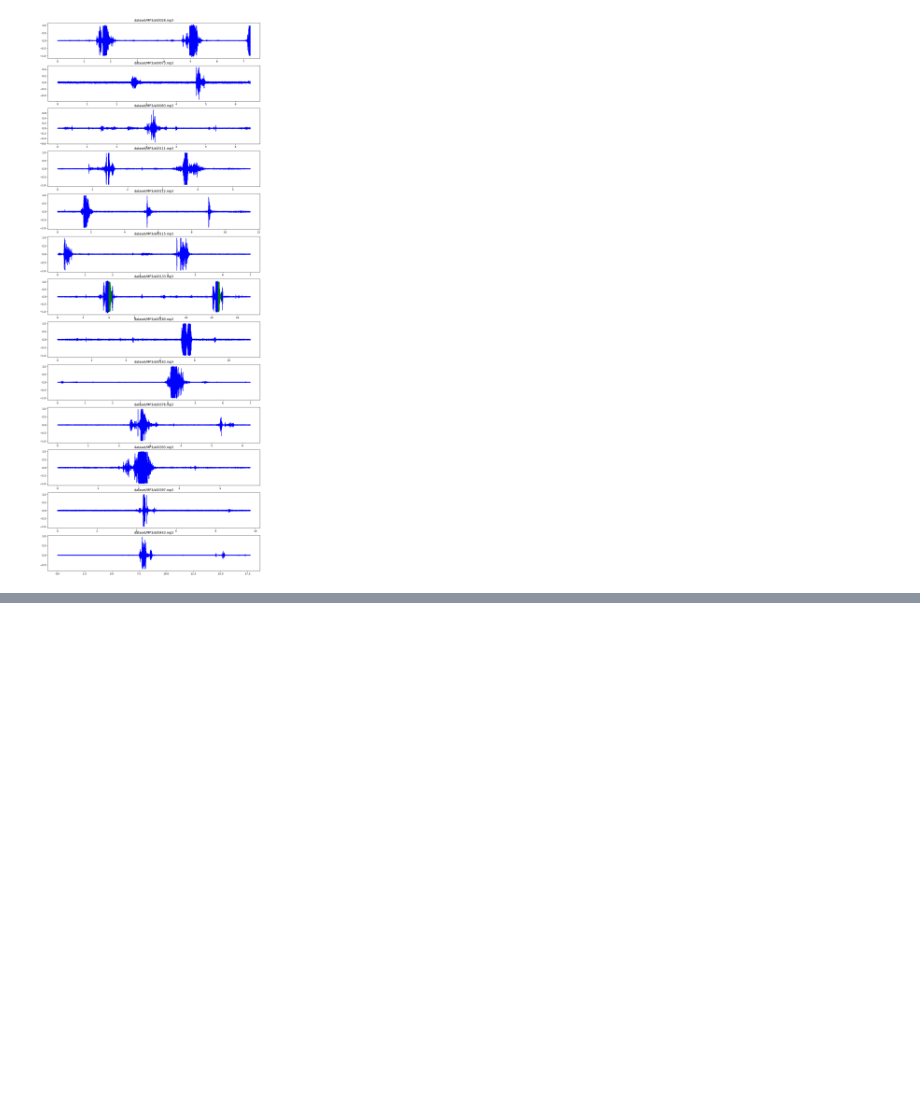
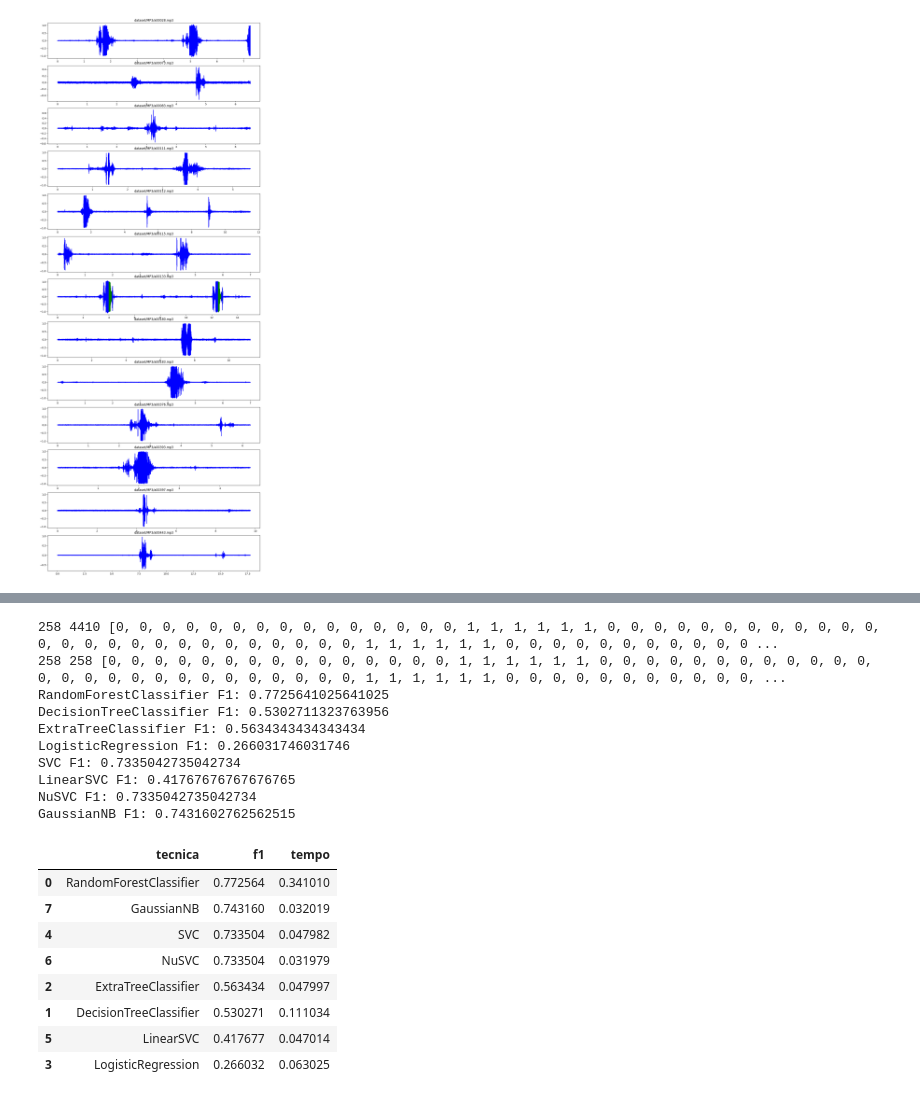
Before and after one commit to valerio-unifei/ECOM09A, a Jupyter notebook: 2024-1/Atividade1/Etapa4_v01.ipynb, the cells around one changed output, grey strips where cells are left out. Saved outputs shown, nothing was run; the diff lists cells and outputs as text; code cells hidden in the pictures; blank space fills up the shorter version.

```diff
--- a/2024-1/Atividade1/Etapa4_v01.ipynb
+++ b/2024-1/Atividade1/Etapa4_v01.ipynb
@@ -163,0 +283,76 @@ plt.show()
+# %%
+from sklearn.ensemble import RandomForestClassifier, AdaBoostClassifier, GradientBoostingClassifier, HistGradientBoostingClassifier
+from sklearn.tree import DecisionTreeClassifier, ExtraTreeClassifier
+from sklearn.neural_network import MLPClassifier
+from sklearn.linear_model import LogisticRegression
+from sklearn.svm import SVC, NuSVC, LinearSVC
+from sklearn.naive_bayes import GaussianNB
+from sklearn.decomposition import PCA
+from sklearn.preprocessing import StandardScaler, MinMaxScaler, RobustScaler
+from sklearn.model_selection import cross_val_score
+from sklearn.metrics import classification_report
+from time import time
+
+
+X = []
+y = []
+for linha in dados:
+    for a,b,c in linha:
+        X.append(b)
+        y.append(c)
+
+print(len(X),len(X[0]), y)
+
+#X = RobustScaler().fit_transform(X)
+
+pca = PCA(random_state=42)
+Xr = pca.fit_transform(X)
+
+print(len(Xr),len(Xr[0]), y)
+
+classificadores = [
+    RandomForestClassifier(n_estimators=100, random_state=42, max_depth=5),
+    #GradientBoostingClassifier(n_estimators=100, random_state=42, max_depth=5),
+    #HistGradientBoostingClassifier(max_iter=100, random_state=42, max_depth=5),
+    DecisionTreeClassifier(max_depth=5, random_state=42),
+    ExtraTreeClassifier(max_depth=5, random_state=42),
+    #MLPClassifier(random_state=42),
+    LogisticRegression(random_state=42),
+    SVC(random_state=42),
+    LinearSVC(random_state=42),
+    NuSVC(nu=0.1, random_state=42),
+    GaussianNB(),
+]
+
+resp = []
+for clf in classificadores:
+    t0 = time()
+    scores = cross_val_score(clf, Xr, y, cv=5, scoring='f1',n_jobs=-1)
+    t1 = time()
+    print(clf.__class__.__name__, 'F1:', sum(scores)/len(scores))
+    resp.append({'tecnica':clf.__class__.__name__, 'f1':sum(scores)/len(scores),'tempo':t1-t0})
+
+import pandas as pd
+
+df = pd.DataFrame(resp)
+df.sort_values('f1', ascending=False)
+# %% [output]
+258 4410 [0, 0, 0, 0, 0, 0, 0, 0, 0, 0, 0, 0, 0, 0, 0, 1, 1, 1, 1, 1, 1, 0, 0, 0, 0, 0, 0, 0, 0, 0, 0, 0, 0, 0, 0, 0, 0, 0, 0, 0, 0, 0, 0, 0, 0, 0, 0, 1, 1, 1, 1, 1, 1, 0, 0, 0, 0, 0, 0, 0, 0, 0, 0, 0 ...
+258 258 [0, 0, 0, 0, 0, 0, 0, 0, 0, 0, 0, 0, 0, 0, 0, 1, 1, 1, 1, 1, 1, 0, 0, 0, 0, 0, 0, 0, 0, 0, 0, 0, 0, 0, 0, 0, 0, 0, 0, 0, 0, 0, 0, 0, 0, 0, 0, 1, 1, 1, 1, 1, 1, 0, 0, 0, 0, 0, 0, 0, 0, 0, 0, 0, ...
+RandomForestClassifier F1: 0.7725641025641025
+DecisionTreeClassifier F1: 0.5302711323763956
+ExtraTreeClassifier F1: 0.5634343434343434
+LogisticRegression F1: 0.266031746031746
+SVC F1: 0.7335042735042734
+LinearSVC F1: 0.41767676767676765
+NuSVC F1: 0.7335042735042734
+GaussianNB F1: 0.7431602762562515
+|  | tecnica | f1 | tempo |
+| 0 | RandomForestClassifier | 0.772564 | 0.341010 |
+| 7 | GaussianNB | 0.743160 | 0.032019 |
+| 4 | SVC | 0.733504 | 0.047982 |
+| 6 | NuSVC | 0.733504 | 0.031979 |
+| 2 | ExtraTreeClassifier | 0.563434 | 0.047997 |
+| 1 | DecisionTreeClassifier | 0.530271 | 0.111034 |
+| 5 | LinearSVC | 0.417677 | 0.047014 |
+| 3 | LogisticRegression | 0.266032 | 0.063025 |
```
Also changed, not shown: parts of 5 cells of this notebook.
